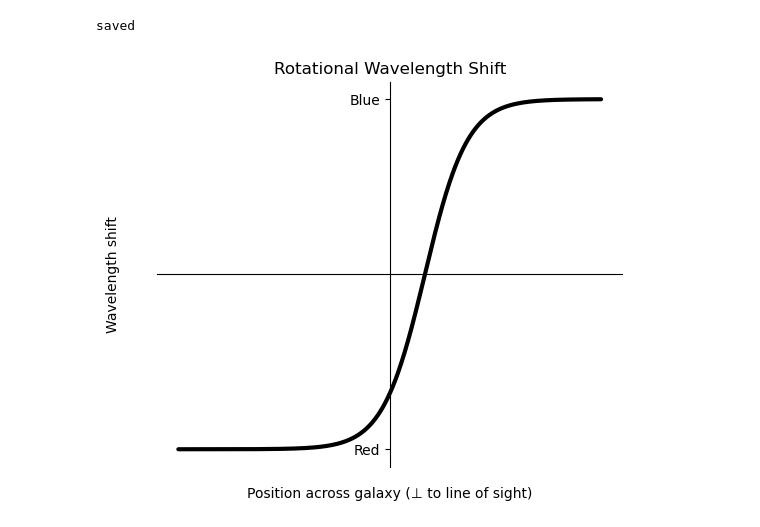
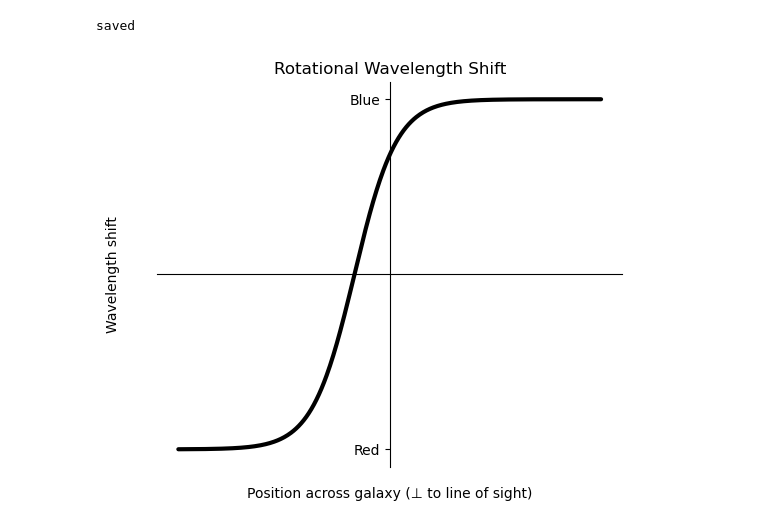
Before and after one commit to Donjohn-Donson/dark-matter-alternative, a Jupyter notebook: Python-files/Graph_code/Galaxy rotation simple.ipynb, the cells around one changed output. Drawn from its saved outputs; the diff is of its cells as text; code cells hidden in the pictures.

```diff
--- a/Python-files/Graph_code/Galaxy rotation simple.ipynb
+++ b/Python-files/Graph_code/Galaxy rotation simple.ipynb
@@ -59,37 +59,37 @@ print("saved")
 saved
 # %%
 # Second graph: identical curve, shifted to the left relative to the central axis
-shift_x = +2.5
+shift_x = -2.5
 
 v_los2 = np.sign(x - shift_x) * v_max * np.tanh(np.abs(x - shift_x) / r_scale)
 delta_lambda2 = lambda0 * v_los2 / c
 
 fig2, ax2 = plt.subplots(figsize=(6, 5))
 fig2.patch.set_facecolor('white')
 ax2.set_facecolor('white')
 
 ax2.plot(x, delta_lambda2, color='black', lw=3, solid_capstyle='round')
 
 ax2.set_xlabel('Position across galaxy (⊥ to line of sight)')
 ax2.set_ylabel('Wavelength shift')
 ax2.xaxis.set_label_coords(0.5, -0.05)
 ax2.yaxis.set_label_coords(-0.08, 0.5)
 ax2.set_xticks([])
 
 y_amp = lambda0 * v_max / c
 ax2.set_yticks([-y_amp, y_amp])
 ax2.set_yticklabels(['Red', 'Blue'])
 for tick, color in zip(ax2.get_yticklabels(), ['red', 'blue']):
     tick.set_color(color)
 
 ax2.set_title('Rotational Wavelength Shift')
 
 ax2.spines['left'].set_position(('data', 0))
 ax2.spines['bottom'].set_position(('data', 0))
 ax2.spines['top'].set_visible(False)
 ax2.spines['right'].set_visible(False)
 # %% [output]
-[figure, old version]
+[figure, new version]
 # %%
 fig2.tight_layout()
 
```
Also changed, not shown: parts of 5 cells of this notebook, 9 other files.
